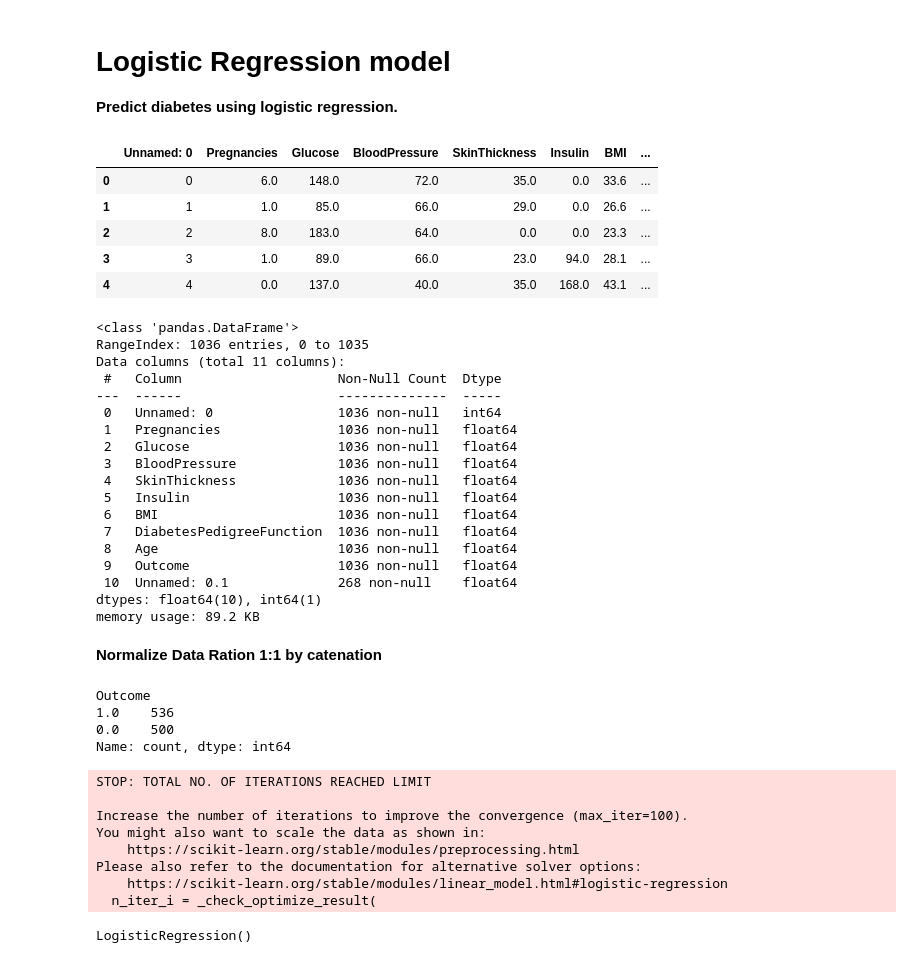
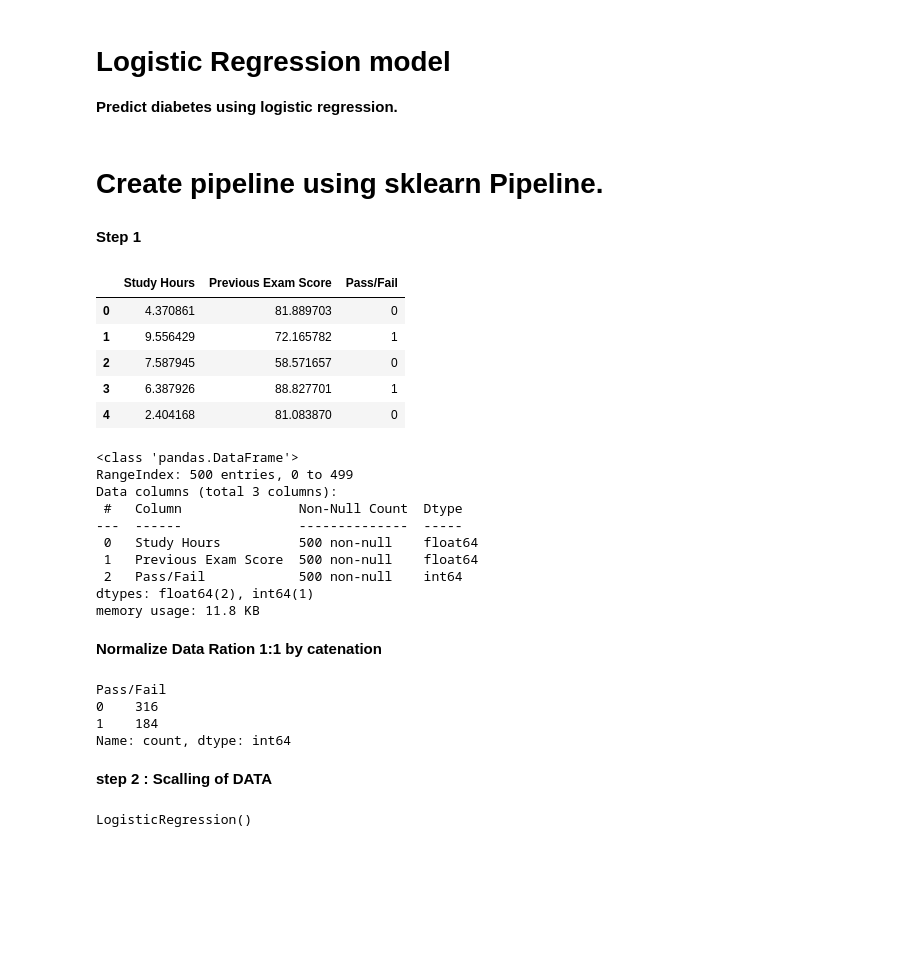
Before and after one commit to Hamad570/AI_and_System_Engineering_Learning_Journey, a Jupyter notebook: Machine_Learning/Logistic_regression.ipynb, the cells around one changed output. Drawn from its saved outputs; the diff is of its cells as text; code cells hidden in the pictures; blank space fills up the shorter version.

```diff
--- a/Machine_Learning/Logistic_regression.ipynb
+++ b/Machine_Learning/Logistic_regression.ipynb
@@ -7,44 +7,43 @@ import numpy as np
 from sklearn.model_selection import train_test_split
 from sklearn.linear_model import LogisticRegression
 from sklearn.metrics import confusion_matrix,accuracy_score,f1_score,precision_score,recall_score
+# %% [markdown]
+# Create pipeline using sklearn Pipeline.
+# %% [markdown]
+**Step 1**
 # %%
-data=pd.read_csv('Diabetes_dataset.csv',index_col=False)
+#Train model on CSV dataset.
+data=pd.read_csv('student_exam_data.csv',index_col=False)
 data.head()
 # %% [output]
-|  | Unnamed: 0 | Pregnancies | Glucose | BloodPressure | SkinThickness | Insulin | BMI | ... |
-| 0 | 0 | 6.0 | 148.0 | 72.0 | 35.0 | 0.0 | 33.6 | ... |
-| 1 | 1 | 1.0 | 85.0 | 66.0 | 29.0 | 0.0 | 26.6 | ... |
-| 2 | 2 | 8.0 | 183.0 | 64.0 | 0.0 | 0.0 | 23.3 | ... |
-| 3 | 3 | 1.0 | 89.0 | 66.0 | 23.0 | 94.0 | 28.1 | ... |
-| 4 | 4 | 0.0 | 137.0 | 40.0 | 35.0 | 168.0 | 43.1 | ... |
+|  | Study Hours | Previous Exam Score | Pass/Fail |
+| 0 | 4.370861 | 81.889703 | 0 |
+| 1 | 9.556429 | 72.165782 | 1 |
+| 2 | 7.587945 | 58.571657 | 0 |
+| 3 | 6.387926 | 88.827701 | 1 |
+| 4 | 2.404168 | 81.083870 | 0 |
 # %%
 data.info()
 # %% [output]
 <class 'pandas.DataFrame'>
-RangeIndex: 1036 entries, 0 to 1035
-Data columns (total 11 columns):
- #   Column                    Non-Null Count  Dtype
----  ------                    --------------  -----
- 0   Unnamed: 0                1036 non-null   int64
- 1   Pregnancies               1036 non-null   float64
- 2   Glucose                   1036 non-null   float64
- 3   BloodPressure             1036 non-null   float64
- 4   SkinThickness             1036 non-null   float64
- 5   Insulin                   1036 non-null   float64
- 6   BMI                       1036 non-null   float64
- 7   DiabetesPedigreeFunction  1036 non-null   float64
- 8   Age                       1036 non-null   float64
- 9   Outcome                   1036 non-null   float64
- 10  Unnamed: 0.1              268 non-null    float64
-dtypes: float64(10), int64(1)
-memory usage: 89.2 KB
+RangeIndex: 500 entries, 0 to 499
+Data columns (total 3 columns):
+ #   Column               Non-Null Count  Dtype
+---  ------               --------------  -----
+ 0   Study Hours          500 non-null    float64
+ 1   Previous Exam Score  500 non-null    float64
+ 2   Pass/Fail            500 non-null    int64
+dtypes: float64(2), int64(1)
+memory usage: 11.8 KB
 # %% [markdown]
 **Normalize Data Ration 1:1 by catenation**
 # %%
-data['Outcome'].value_counts()
+data['Pass/Fail'].value_counts()
 # %% [output]
-Outcome
-1.0    536
-0.0    500
+Pass/Fail
+0    316
+1    184
 Name: count, dtype: int64
+# %% [markdown]
+**step 2 : Scalling of DATA**
 # %%
@@ -54,14 +58,6 @@ x_train,x_test,y_train,y_test=train_test_split(x,y,test_size=0.1,random_state=42
 # %%
 model=LogisticRegression()
-model.fit(x_train,y_train)
+model.fit(x_train_t,y_train)
 # %% [output]
-STOP: TOTAL NO. OF ITERATIONS REACHED LIMIT
-
-Increase the number of iterations to improve the convergence (max_iter=100).
-You might also want to scale the data as shown in:
-    https://scikit-learn.org/stable/modules/preprocessing.html
-Please also refer to the documentation for alternative solver options:
-    https://scikit-learn.org/stable/modules/linear_model.html#logistic-regression
-  n_iter_i = _check_optimize_result(
+LogisticRegression()
-LogisticRegression()
 # %%
```
Also changed, not shown: parts of 7 cells of this notebook, 39 other files.
